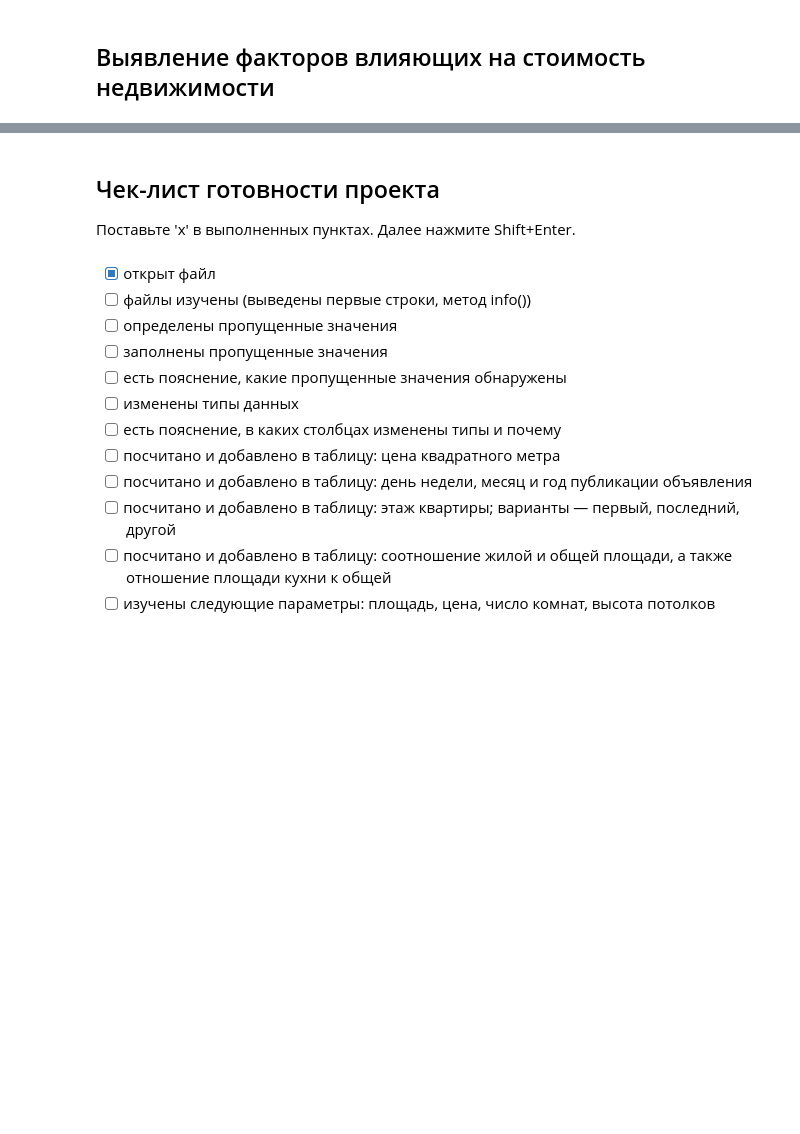
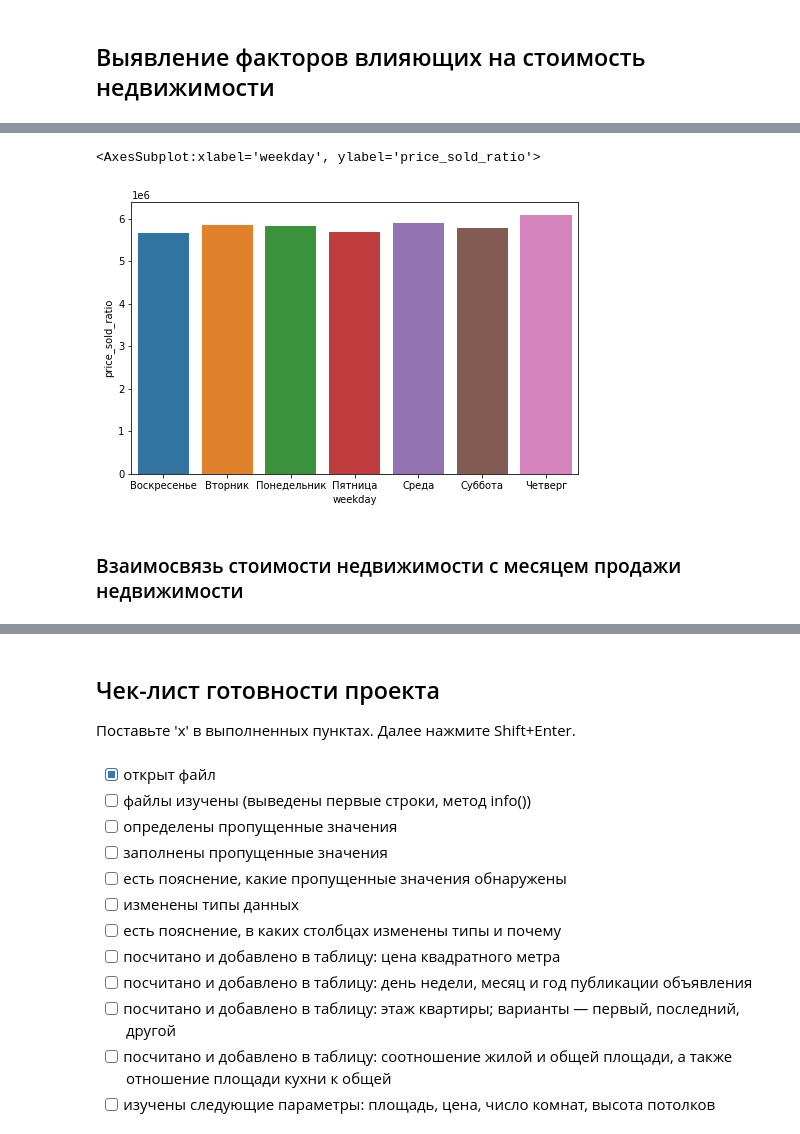
Before and after one commit to parabatareek/DataAnalyst, a Jupyter notebook: Projects/Project 4 - Исследование объявлений о продаже квартир/Project 4 - Исследование объявлений о продаже квартир.ipynb, the cells around one changed output, grey strips where cells are left out. Drawn from its saved outputs; the diff is of its cells as text; code cells hidden in the pictures; blank space fills up the shorter version.

```diff
--- a/Projects/Project 4 - Исследование объявлений о продаже квартир/Project 4 - Исследование объявлений о продаже квартир.ipynb
+++ b/Projects/Project 4 - Исследование объявлений о продаже квартир/Project 4 - Исследование объявлений о продаже квартир.ipynb
@@ -589,0 +637,15 @@ sns.heatmap(data=data.corr(),
+# %%
+weekday_price_pivot = data_view.pivot_table(index='weekday', values='last_price', aggfunc=['sum', 'count'])
+weekday_price_pivot.columns = ['sum_last_price', 'count']
+weekday_price_pivot['price_sold_ratio'] = weekday_price_pivot['sum_last_price'] / weekday_price_pivot['count']
+# %%
+fig, ax = plt.subplots(figsize=(8, 5))
+sns.barplot(x=weekday_price_pivot.index,
+            y=weekday_price_pivot['price_sold_ratio'],
+            ax=ax)
+# %% [output]
+<AxesSubplot:xlabel='weekday', ylabel='price_sold_ratio'>
+[figure, added]
+# %% [markdown]
+<a id='research_price_corr_month'></a>
+### Взаимосвязь стоимости недвижимости c месяцем продажи недвижимости ###
```
Also changed, not shown: parts of 37 cells of this notebook, 2 other files.
